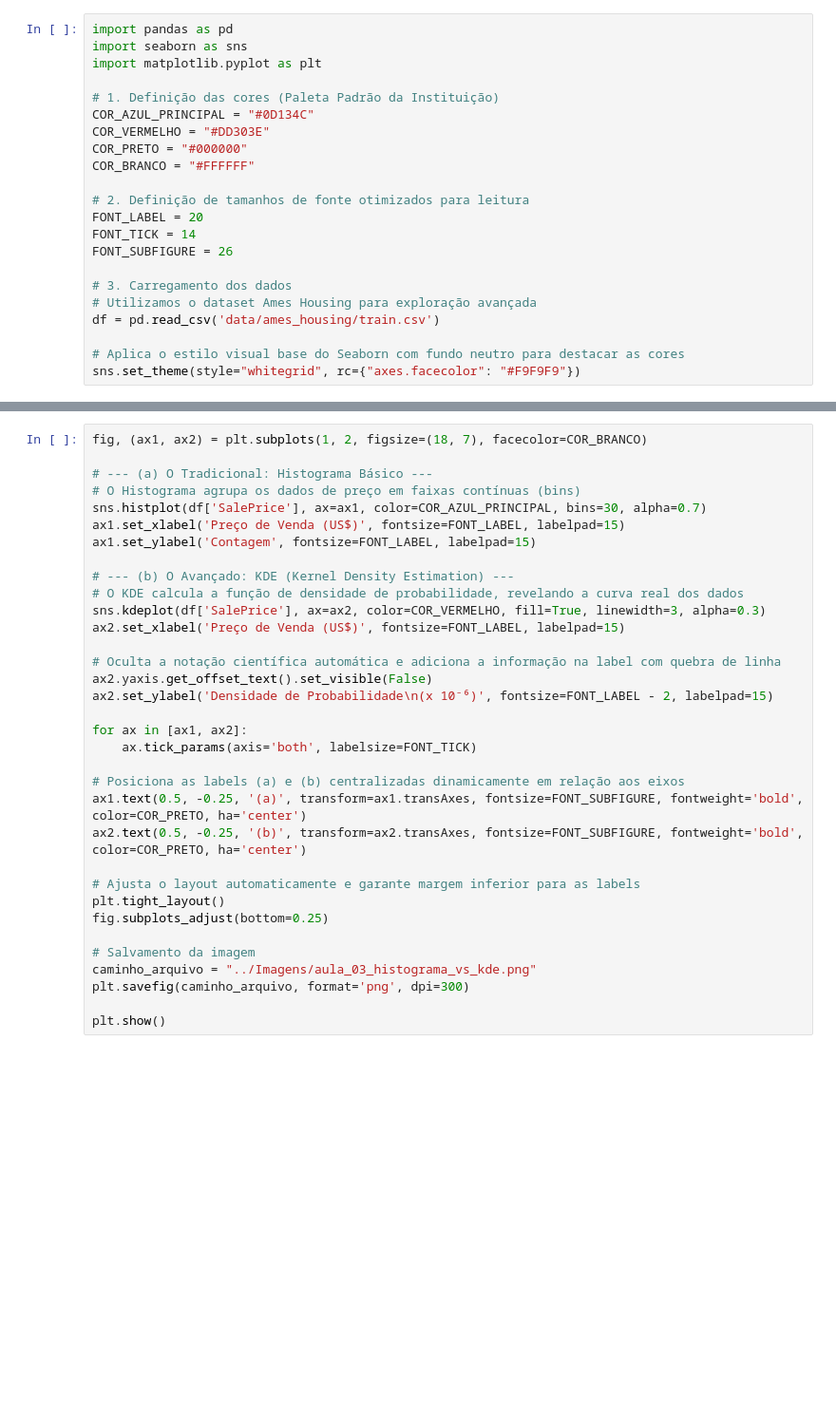
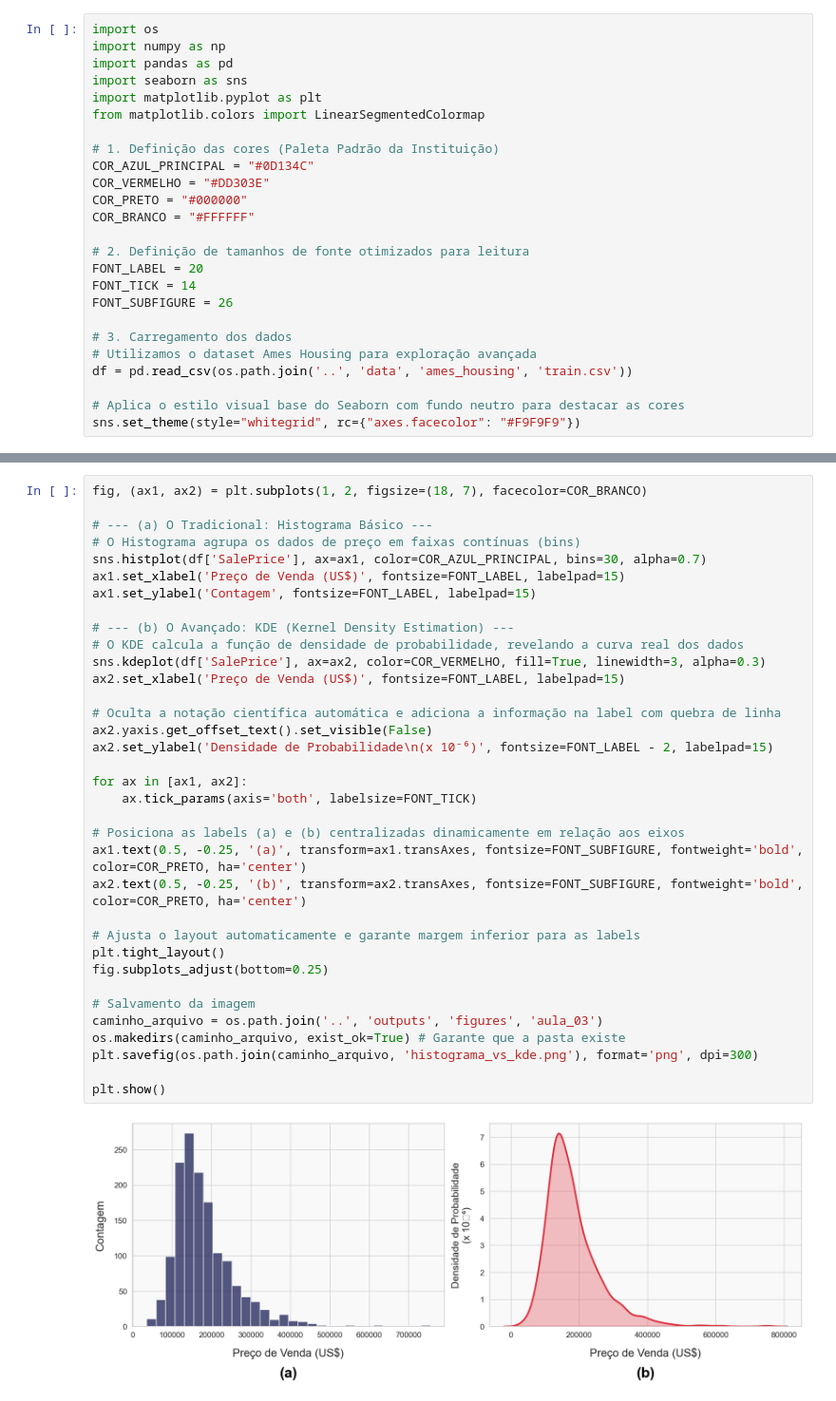
Before and after one commit to millerhorvath/gran_faculdade-topicos_avancados_em_ia, a Jupyter notebook: aula_03_estatistica/01_figura_exploratory_data_analysis.ipynb, the cells around one changed output, grey strips where cells are left out. Shown at 95% size. Cells and saved outputs as stored; diff of their text form; blank space fills up the shorter version.

Commit message:
feat: Add new notebooks covering exploratory data analysis, CDF/KS test, and Normal vs T-Student distributions.

```diff
--- a/aula_03_estatistica/01_figura_exploratory_data_analysis.ipynb
+++ b/aula_03_estatistica/01_figura_exploratory_data_analysis.ipynb
@@ -9,7 +9,10 @@ Este notebook utiliza o *Ames Housing Dataset*. Para executá-lo corretamente:
 # %%
+import os
+import numpy as np
 import pandas as pd
 import seaborn as sns
 import matplotlib.pyplot as plt
+from matplotlib.colors import LinearSegmentedColormap
 
 # 1. Definição das cores (Paleta Padrão da Instituição)
 COR_AZUL_PRINCIPAL = "#0D134C"
@@ -24,7 +27,7 @@ FONT_SUBFIGURE = 26
 
 # 3. Carregamento dos dados
 # Utilizamos o dataset Ames Housing para exploração avançada
-df = pd.read_csv('data/ames_housing/train.csv')
+df = pd.read_csv(os.path.join('..', 'data', 'ames_housing', 'train.csv'))
 
 # Aplica o estilo visual base do Seaborn com fundo neutro para destacar as cores
 sns.set_theme(style="whitegrid", rc={"axes.facecolor": "#F9F9F9"})
@@ -35,35 +36,38 @@ fig, (ax1, ax2) = plt.subplots(1, 2, figsize=(18, 7), facecolor=COR_BRANCO)
 
 # --- (a) O Tradicional: Histograma Básico ---
 # O Histograma agrupa os dados de preço em faixas contínuas (bins)
 sns.histplot(df['SalePrice'], ax=ax1, color=COR_AZUL_PRINCIPAL, bins=30, alpha=0.7)
 ax1.set_xlabel('Preço de Venda (US$)', fontsize=FONT_LABEL, labelpad=15)
 ax1.set_ylabel('Contagem', fontsize=FONT_LABEL, labelpad=15)
 
 # --- (b) O Avançado: KDE (Kernel Density Estimation) ---
 # O KDE calcula a função de densidade de probabilidade, revelando a curva real dos dados
 sns.kdeplot(df['SalePrice'], ax=ax2, color=COR_VERMELHO, fill=True, linewidth=3, alpha=0.3)
 ax2.set_xlabel('Preço de Venda (US$)', fontsize=FONT_LABEL, labelpad=15)
 
 # Oculta a notação científica automática e adiciona a informação na label com quebra de linha
 ax2.yaxis.get_offset_text().set_visible(False)
 ax2.set_ylabel('Densidade de Probabilidade\n(x 10⁻⁶)', fontsize=FONT_LABEL - 2, labelpad=15)
 
 for ax in [ax1, ax2]:
     ax.tick_params(axis='both', labelsize=FONT_TICK)
 
 # Posiciona as labels (a) e (b) centralizadas dinamicamente em relação aos eixos
 ax1.text(0.5, -0.25, '(a)', transform=ax1.transAxes, fontsize=FONT_SUBFIGURE, fontweight='bold', color=COR_PRETO, ha='center')
 ax2.text(0.5, -0.25, '(b)', transform=ax2.transAxes, fontsize=FONT_SUBFIGURE, fontweight='bold', color=COR_PRETO, ha='center')
 
 # Ajusta o layout automaticamente e garante margem inferior para as labels
 plt.tight_layout()
 fig.subplots_adjust(bottom=0.25)
 
 # Salvamento da imagem
-caminho_arquivo = "../Imagens/aula_03_histograma_vs_kde.png"
-plt.savefig(caminho_arquivo, format='png', dpi=300)
+caminho_arquivo = os.path.join('..', 'outputs', 'figures', 'aula_03')
+os.makedirs(caminho_arquivo, exist_ok=True) # Garante que a pasta existe
+plt.savefig(os.path.join(caminho_arquivo, 'histograma_vs_kde.png'), format='png', dpi=300)
 
 plt.show()
+# %% [output]
+[figure, added]
 # %%
 fig, (ax1, ax2) = plt.subplots(1, 2, figsize=(18, 7), facecolor=COR_BRANCO)
 
```
Also changed, not shown: parts of 6 cells of this notebook, 2 other files.
